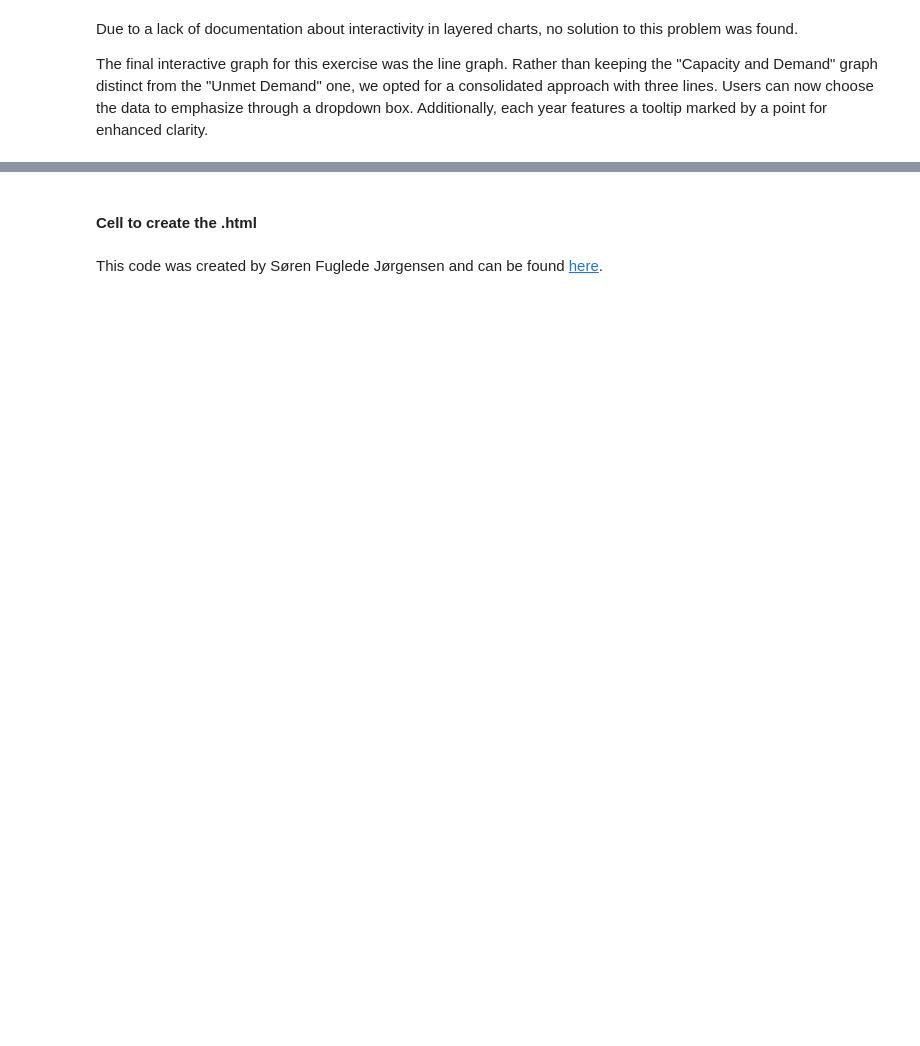
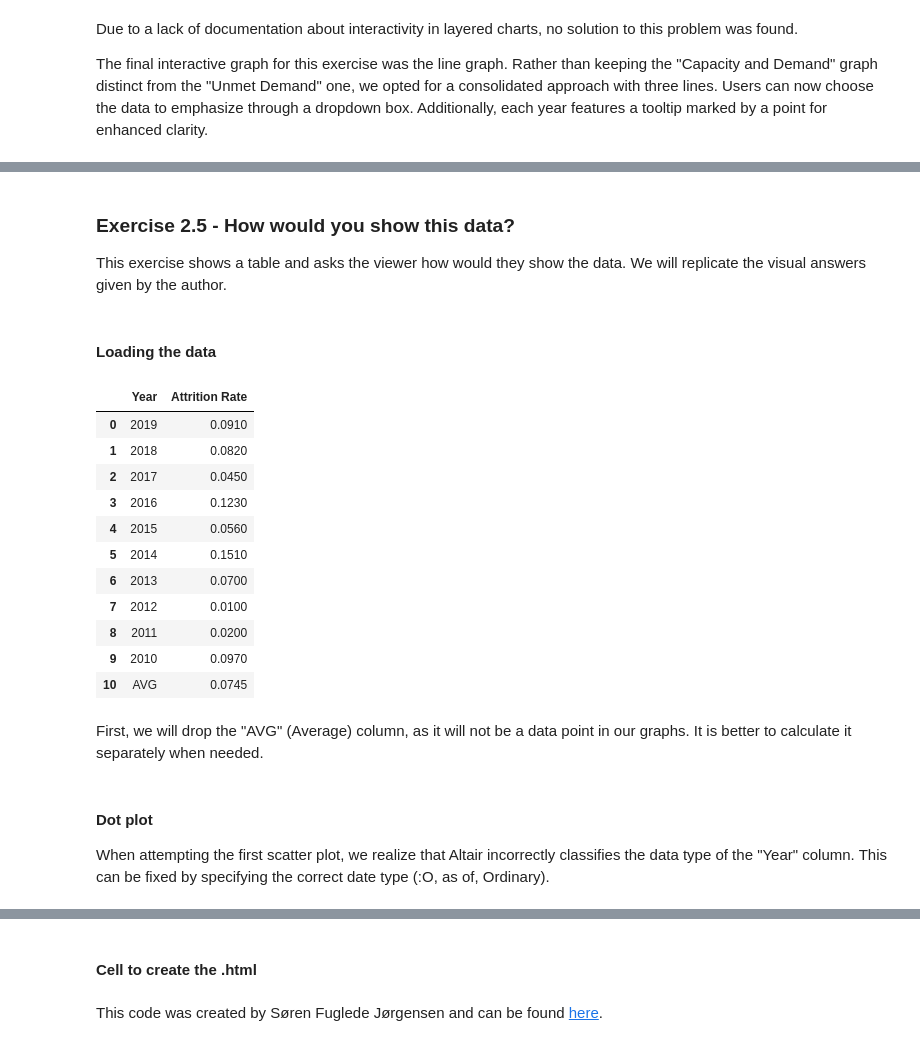
Before and after one commit to maisafraiz/storytelling_with_altair, a Jupyter notebook: index.ipynb, the cells around one changed output, grey strips where cells are left out. Cells and saved outputs as stored; diff of their text form; code cells hidden in the pictures; blank space fills up the shorter version.

```diff
--- a/index.ipynb
+++ b/index.ipynb
@@ -1882,0 +1852,25 @@ chart
+# %% [markdown]
+### Exercise 2.5 - How would you show this data?<a name="2.5"></a>
+
+This exercise shows a table and asks the viewer how would they show the data. We will replicate the visual answers given by the author.
+# %% [markdown]
+#### Loading the data
+# %%
+# Loading considering the NaN caused by Excel formatting
+table = pd.read_excel(r"Data\2.5 EXERCISE.xlsx", usecols = [1, 2], header = 5)
+table
+# %% [output]
+|  | Year | Attrition Rate |
+| 0 | 2019 | 0.0910 |
+| 1 | 2018 | 0.0820 |
+| 2 | 2017 | 0.0450 |
+| 3 | 2016 | 0.1230 |
+| 4 | 2015 | 0.0560 |
+| 5 | 2014 | 0.1510 |
+| 6 | 2013 | 0.0700 |
+| 7 | 2012 | 0.0100 |
+| 8 | 2011 | 0.0200 |
+| 9 | 2010 | 0.0970 |
+| 10 | AVG | 0.0745 |
+# %% [markdown]
+First, we will drop the "AVG" (Average) column, as it will not be a data point in our graphs. It is better to calculate it separately when needed.
@@ -1882,0 +1879,4 @@ chart
+# %% [markdown]
+#### Dot plot
+
+When attempting the first scatter plot, we realize that Altair incorrectly classifies the data type of the "Year" column. This can be fixed by specifying the correct date type (:O, as of, Ordinary).
```
Also changed, not shown: parts of 64 cells of this notebook, 10 other files.
